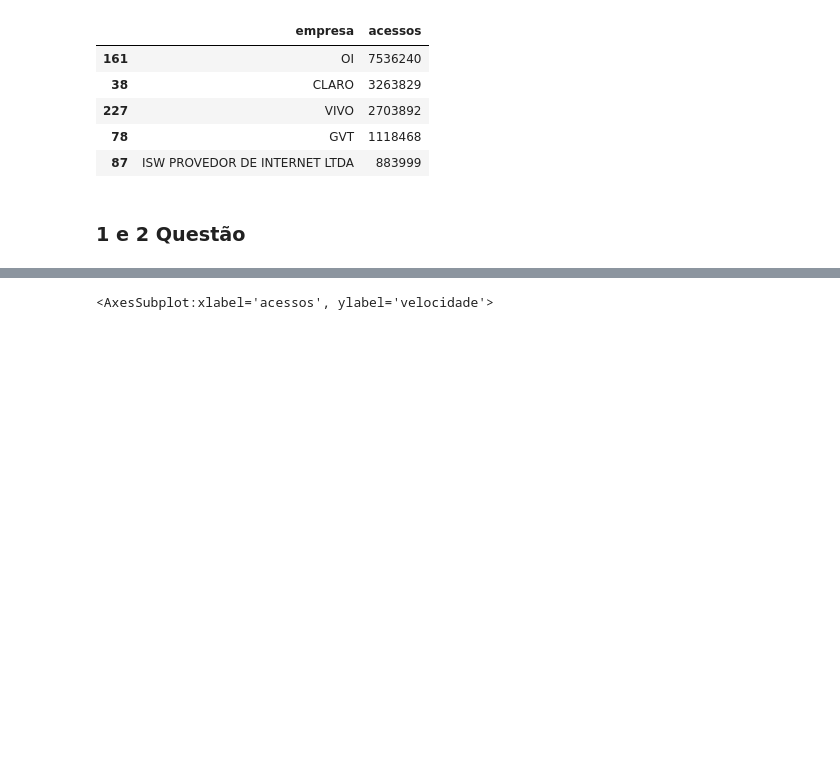
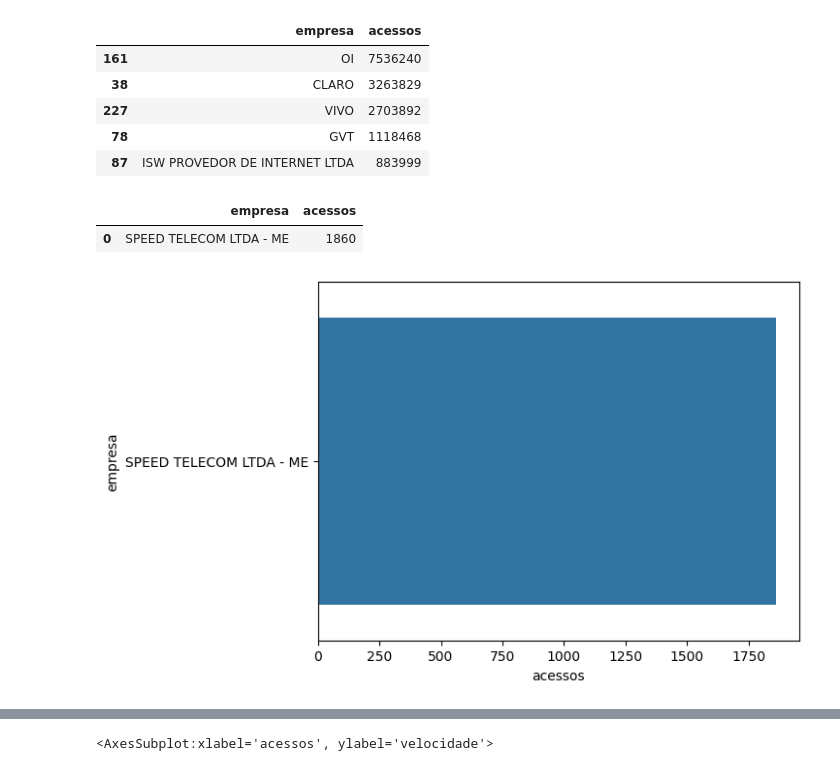
Before and after one commit to Jownao/dive_datascience, a Jupyter notebook: lab/02_Analise_dados_banda_larga.ipynb, the cells around one changed output, grey strips where cells are left out. Drawn from its saved outputs; the diff is of its cells as text; code cells hidden in the pictures; blank space fills up the shorter version.

```diff
--- a/lab/02_Analise_dados_banda_larga.ipynb
+++ b/lab/02_Analise_dados_banda_larga.ipynb
@@ -138,5 +115,23 @@ acessos5
 | 227 | VIVO | 2703892 |
 | 78 | GVT | 1118468 |
 | 87 | ISW PROVEDOR DE INTERNET LTDA | 883999 |
-# %% [markdown]
-### 1 e 2 Questão
+# %%
+# Minha internet - teste
+
+data_estado.loc[(data_estado['empresa']) == 'SPEED TELECOM LTDA - ME']
+
+teste = data_estado.query("ano == 2022 and mes == 2 and empresa == 'SPEED TELECOM LTDA - ME'")
+teste
+
+empresa_x = teste.groupby("empresa")['acessos'].sum()
+fsum_empresa_x = convert_sums_frame(empresa_x, ['empresa','acessos'])
+acessos5_x = fsum_empresa_x.sort_values(by='acessos',
+                      ascending=False ).head()
+acessos5_x
+
+sns.barplot(data=acessos5_x, x="acessos",y="empresa")
+acessos5_x
+# %% [output]
+|  | empresa | acessos |
+| 0 | SPEED TELECOM LTDA - ME | 1860 |
+[figure, added]
```
Also changed, not shown: parts of 14 cells of this notebook.
